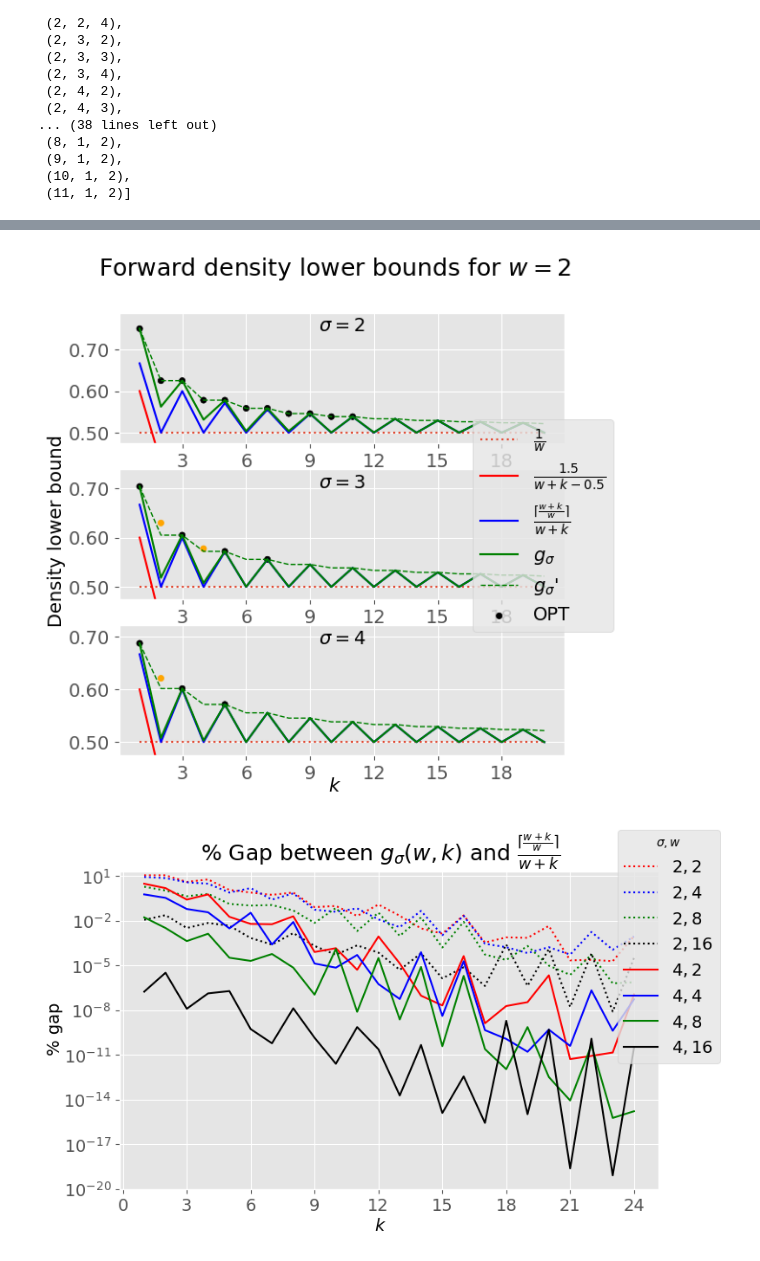
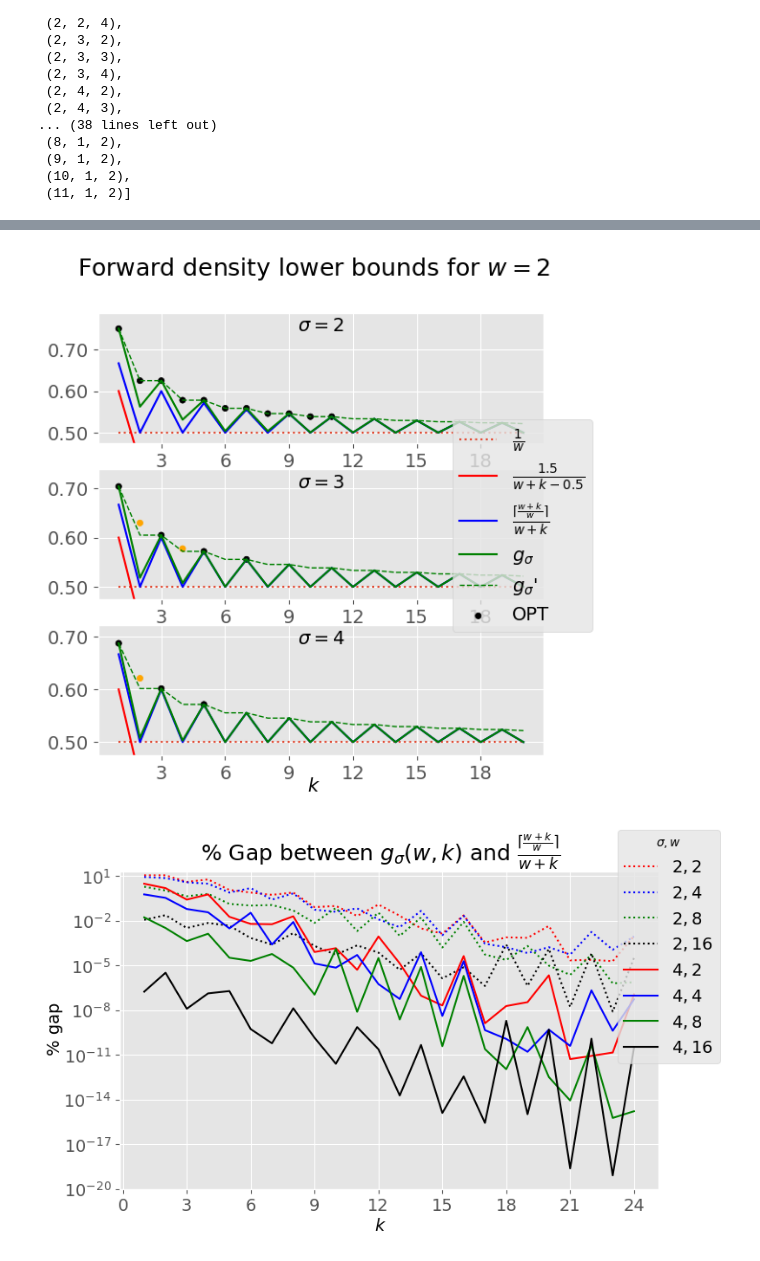
Before and after one commit to treangenlab/sampling-scheme-analysis, a Jupyter notebook: scripts/lower-bounds.ipynb, the cells around one changed output, grey strips where cells are left out. Cells and saved outputs as stored; diff of their text form; code cells hidden in the pictures.

```diff
--- a/scripts/lower-bounds.ipynb
+++ b/scripts/lower-bounds.ipynb
@@ -177,35 +177,35 @@ for idx, sigma in enumerate(sigma_range):
     ax.plot(k_range, [ragnar_ceil_LB(w, k) for k in k_range], label="$\\frac{\\lceil\\frac{w+k}{w}\\rceil}{w+k}$", color="blue")
     ax.plot(k_range, my_densities, label="$g_\sigma$", color="green")
     ax.plot(k_range, suff_bounded, label="$g_\sigma$'", color="green", linestyle="--", linewidth=1)
     opt_k = []
     opt_dens = []
     opt_color = []
     for k in k_range:
         if (w, k, sigma) in fwd_wksigma_to_dens:
             opt_k.append(k)
             opt_dens.append(fwd_wksigma_to_dens[(w, k, sigma)])
             opt_color.append("orange" if not math.isclose(aperiodic_bound_suff(w, k, sigma), fwd_wksigma_to_dens[(w, k, sigma)], rel_tol=(1 / (sigma**(w+k+1)))) else "black")
     ax.scatter(opt_k, opt_dens, label="OPT", color=opt_color, s=20)
     prop={'size': subplot_font}
 
     ax.set_title(f"$\sigma={sigma}$", y=1.0, pad=-14)
     ax.xaxis.set_major_locator(MaxNLocator(integer=True))
     ax.yaxis.set_major_formatter(FormatStrFormatter('%.2f'))
     ax.set_ylim(((1-ylim_pad_factor)*(1/w), (1+ylim_pad_factor)*my_densities[0]))
     for item in ([ax.title, ax.xaxis.label, ax.yaxis.label] +
              ax.get_xticklabels() + ax.get_yticklabels()):
         item.set_font(prop)
 
 
 handles, labels = ax.get_legend_handles_labels()
 fig.legend(handles, labels, loc='center right', prop={'size': legend_font})
 fig.supxlabel("$k$", y=.04, fontsize=plot_font)
-fig.supylabel("Density lower bound", x=0, fontsize=plot_font)
+# fig.supylabel("Density lower bound", x=0, fontsize=plot_font)
 fig.suptitle("Forward density lower bounds for $w=2$", fontsize=title_font)
 fig.savefig(f"../tex/media/bound-fwd-w2.png", dpi=fig_dpi)
 fig.show()
 # %% [output]
-[figure, old version]
+[figure, new version]
 # %%
 
 w_range = list([2, 4, 8, 16])
```
Also changed, not shown: parts of 2 cells of this notebook.
